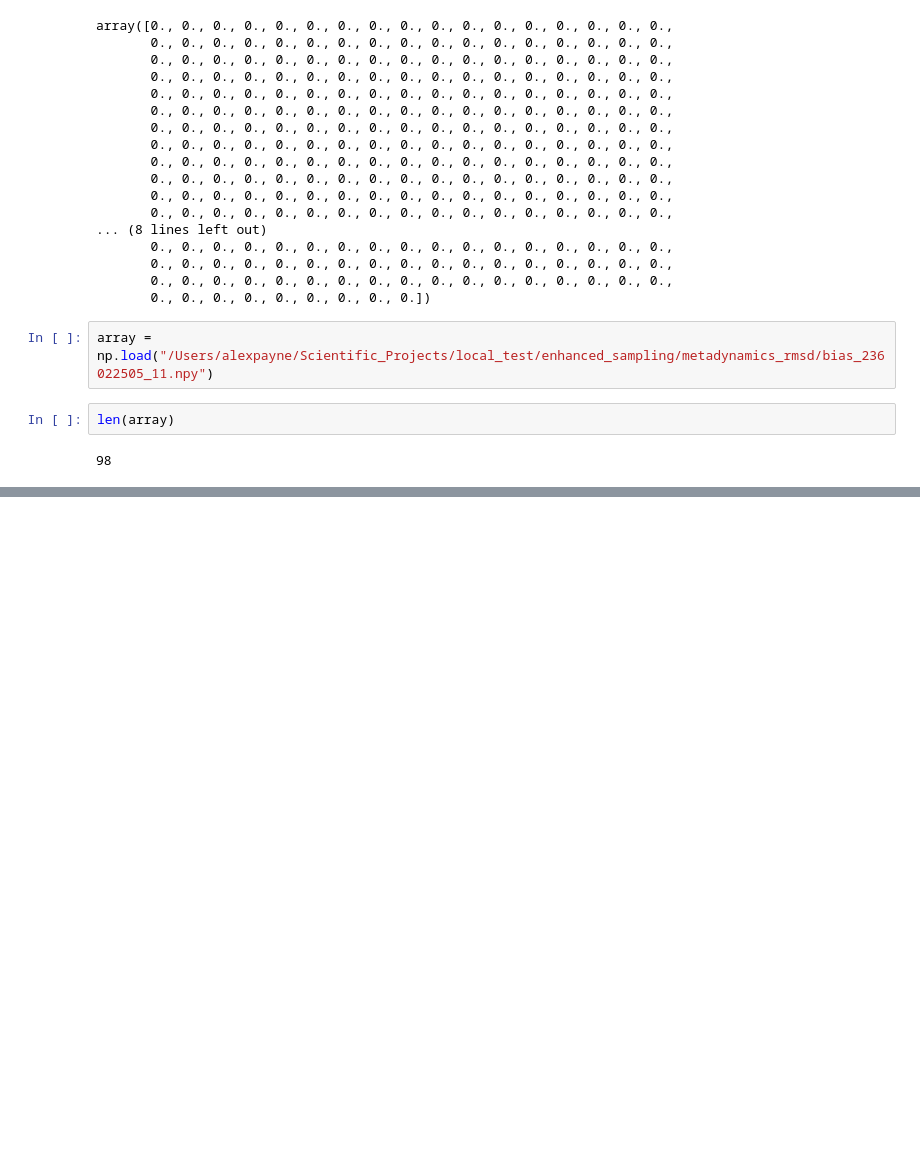
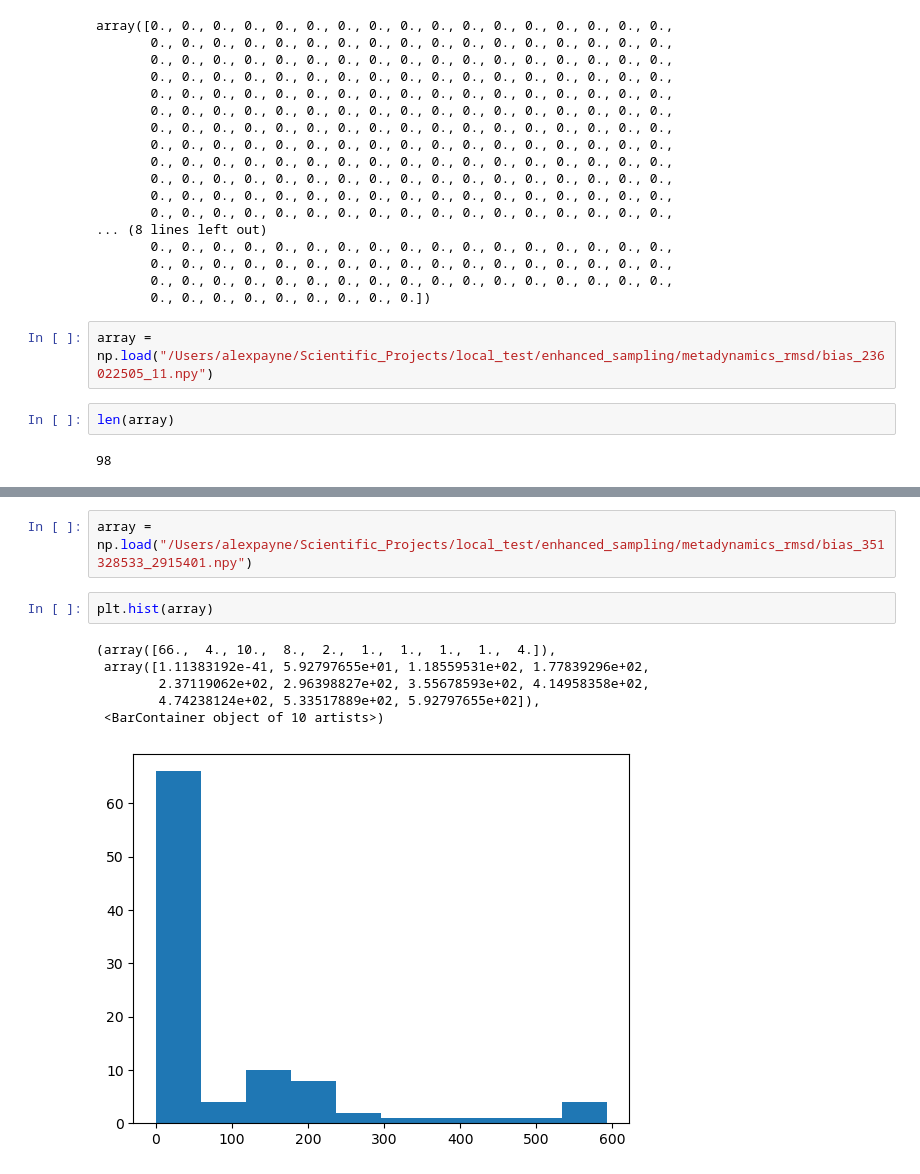
Before and after one commit to choderalab/enhanced-sampling-tmem175, a Jupyter notebook: notebooks/analysis-metadynamics.ipynb, the cells around one changed output, grey strips where cells are left out. Saved outputs shown, nothing was run; the diff lists cells and outputs as text; blank space fills up the shorter version.

```diff
--- a/notebooks/analysis-metadynamics.ipynb
+++ b/notebooks/analysis-metadynamics.ipynb
@@ -49,0 +68,11 @@ len(array)
+# %%
+array = np.load("/Users/alexpayne/Scientific_Projects/local_test/enhanced_sampling/metadynamics_rmsd/bias_351328533_2915401.npy")
+# %%
+plt.hist(array)
+# %% [output]
+(array([66.,  4., 10.,  8.,  2.,  1.,  1.,  1.,  1.,  4.]),
+ array([1.11383192e-41, 5.92797655e+01, 1.18559531e+02, 1.77839296e+02,
+        2.37119062e+02, 2.96398827e+02, 3.55678593e+02, 4.14958358e+02,
+        4.74238124e+02, 5.33517889e+02, 5.92797655e+02]),
+ <BarContainer object of 10 artists>)
+[figure, added]
```
Also changed, not shown: parts of 32 cells of this notebook.
